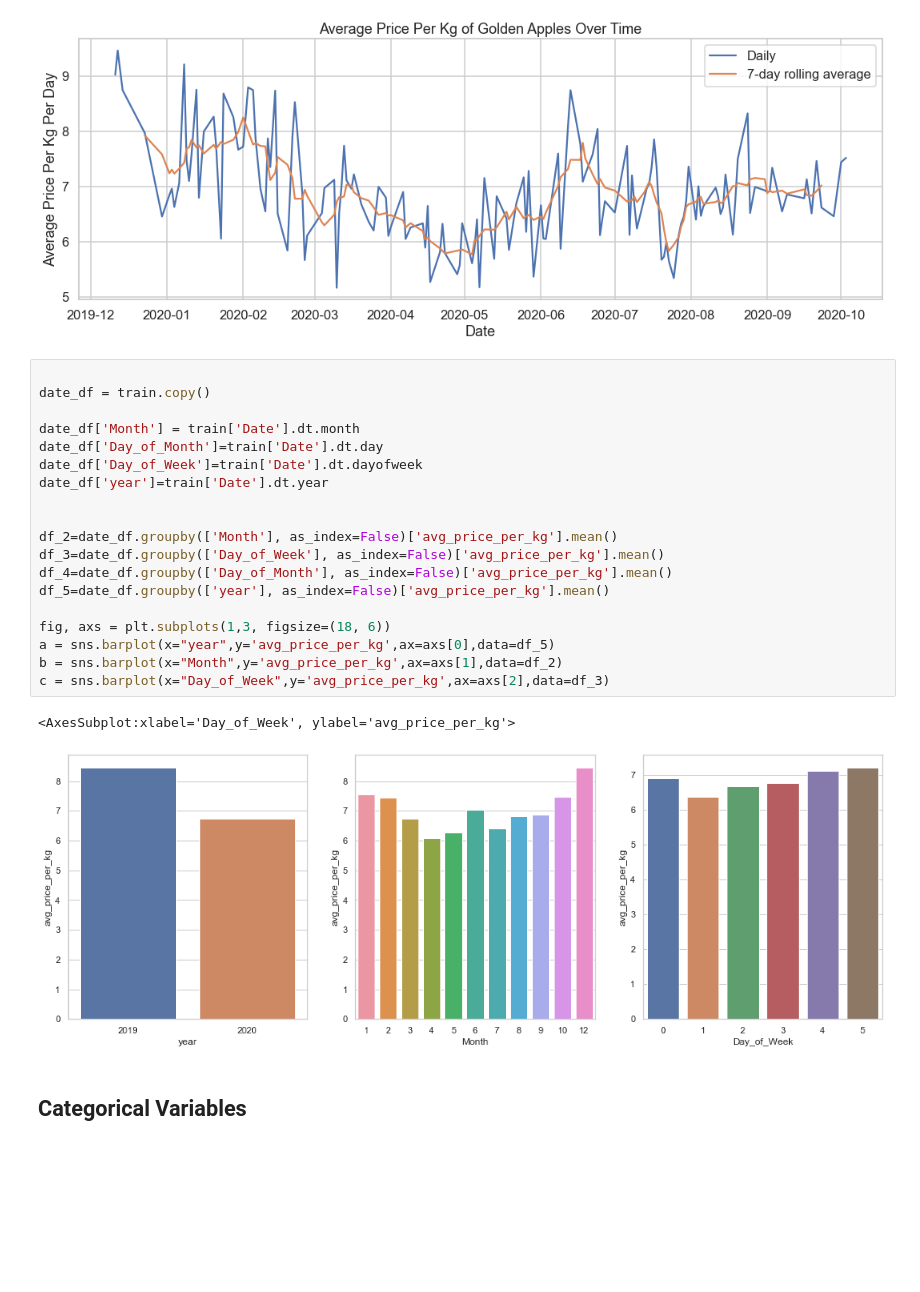
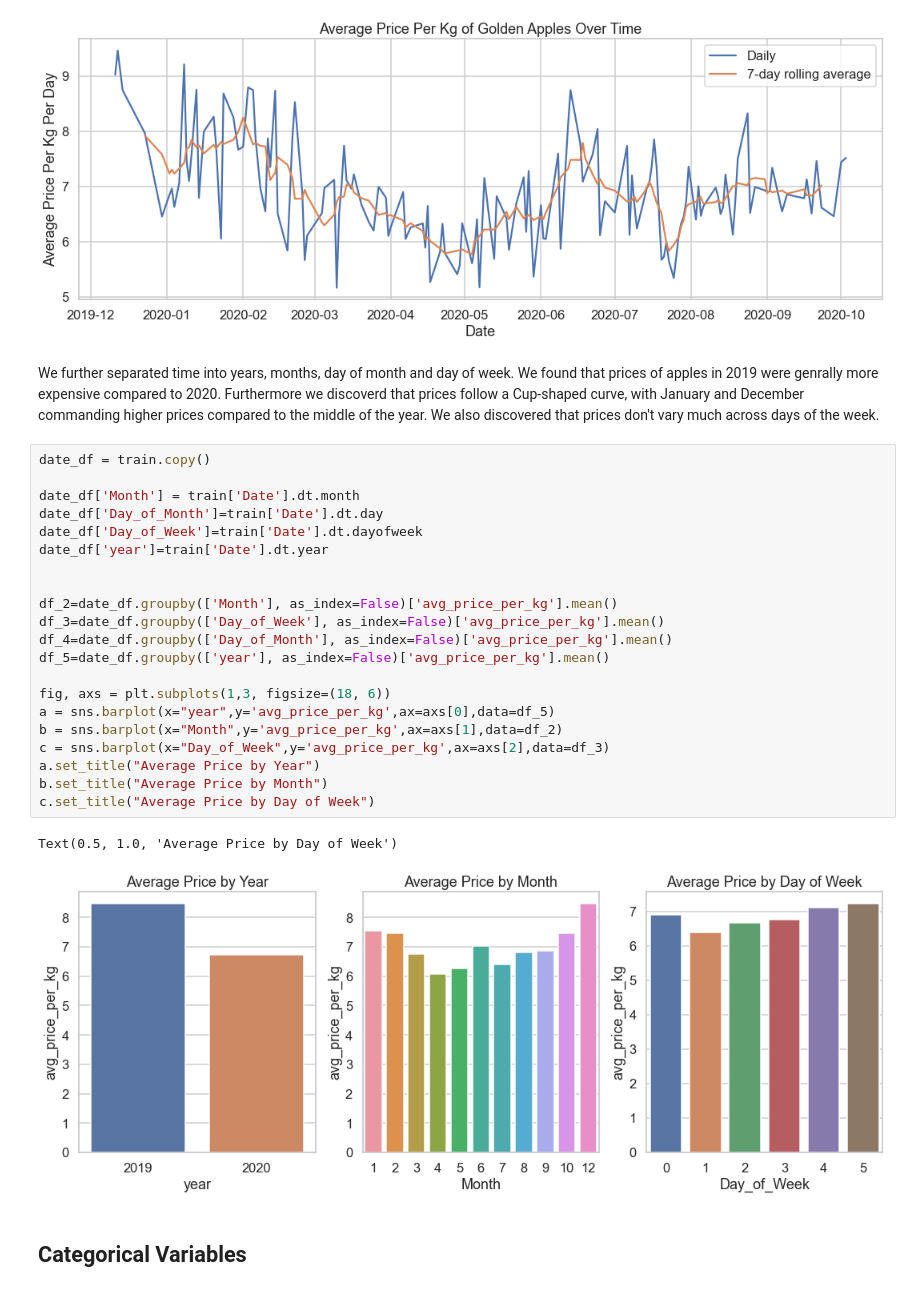
Before and after one commit to nkonyanihlulani/Team_7_regression, a Jupyter notebook: team_7.ipynb, the cells around one changed output. Drawn from its saved outputs; the diff is of its cells as text; blank space fills up the shorter version.

```diff
--- a/team_7.ipynb
+++ b/team_7.ipynb
@@ -236,28 +252,32 @@ plt.xlabel('Date')
 plt.show()
 # %% [output]
 [figure]
+# %% [markdown]
+We further separated time into years, months, day of month and day of week. We found that prices of apples in 2019 were genrally more expensive compared to 2020. Furthermore we discoverd that prices follow a Cup-shaped curve, with January and December commanding higher prices compared to the middle of the year. We also discovered that prices don't vary much across days of the week.
 # %%
-
 date_df = train.copy()
 
 date_df['Month'] = train['Date'].dt.month
 date_df['Day_of_Month']=train['Date'].dt.day
 date_df['Day_of_Week']=train['Date'].dt.dayofweek
 date_df['year']=train['Date'].dt.year
 
 
 df_2=date_df.groupby(['Month'], as_index=False)['avg_price_per_kg'].mean()
 df_3=date_df.groupby(['Day_of_Week'], as_index=False)['avg_price_per_kg'].mean()
 df_4=date_df.groupby(['Day_of_Month'], as_index=False)['avg_price_per_kg'].mean()
 df_5=date_df.groupby(['year'], as_index=False)['avg_price_per_kg'].mean()
 
 fig, axs = plt.subplots(1,3, figsize=(18, 6))
 a = sns.barplot(x="year",y='avg_price_per_kg',ax=axs[0],data=df_5)
 b = sns.barplot(x="Month",y='avg_price_per_kg',ax=axs[1],data=df_2)
 c = sns.barplot(x="Day_of_Week",y='avg_price_per_kg',ax=axs[2],data=df_3)
+a.set_title("Average Price by Year")
+b.set_title("Average Price by Month")
+c.set_title("Average Price by Day of Week")
 # %% [output]
-<AxesSubplot:xlabel='Day_of_Week', ylabel='avg_price_per_kg'>
+Text(0.5, 1.0, 'Average Price by Day of Week')
-[figure, old version]
+[figure, new version]
 # %% [markdown]
 ## **Categorical Variables**
 # %% [markdown]
```
Also changed, not shown: parts of 65 cells of this notebook, 4 other files.
